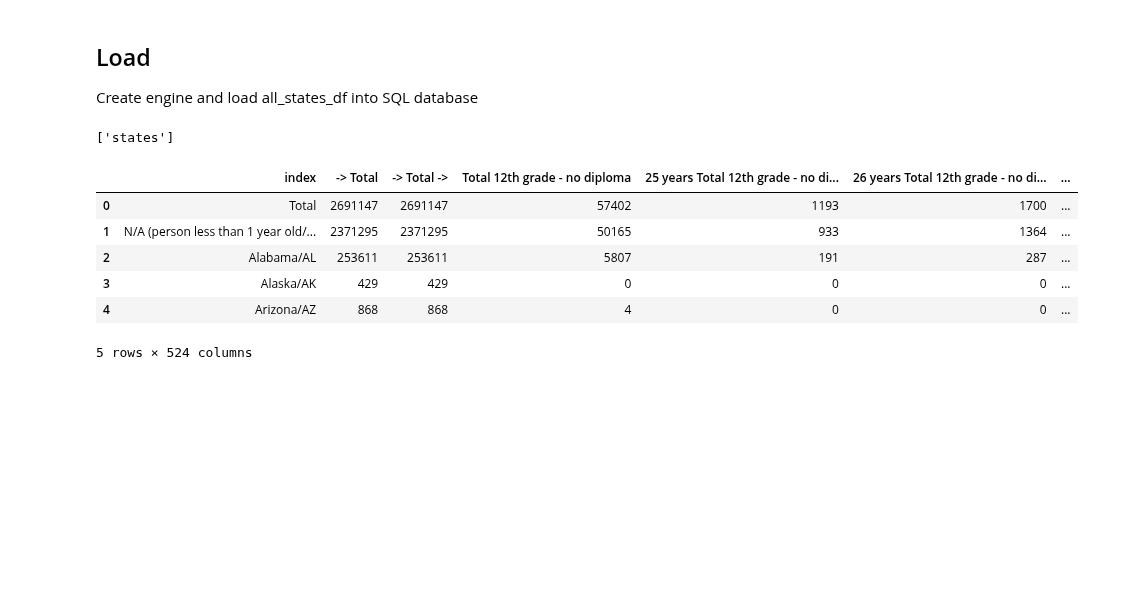
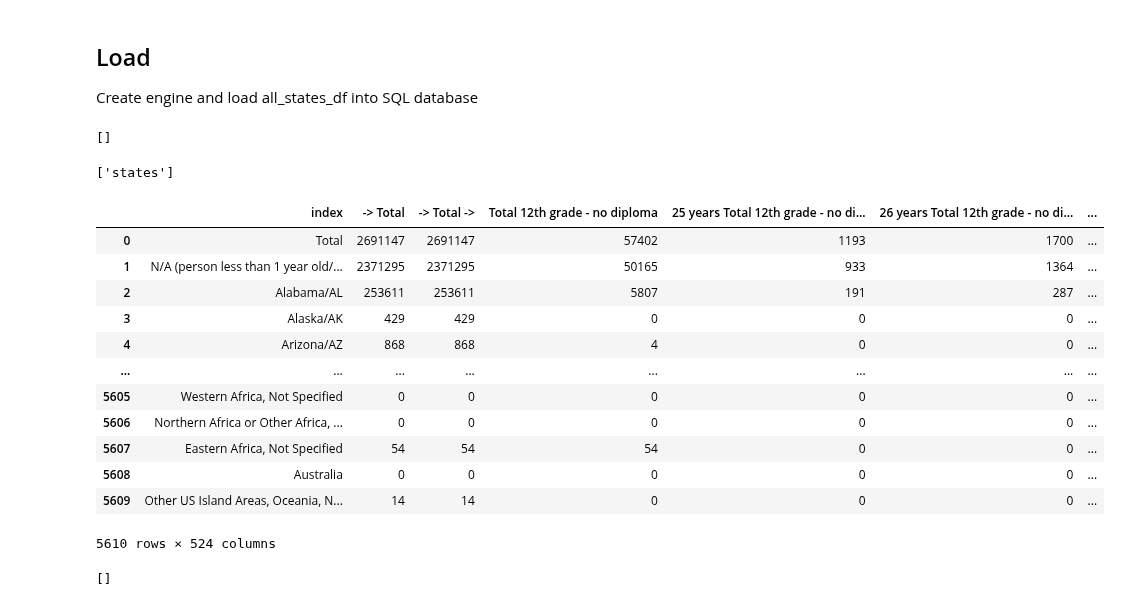
Before and after one commit to aliciasply/InterState-Migration, a Jupyter notebook: Code/state_dataset_transform.ipynb, the cells around one changed output. Drawn from its saved outputs; the diff is of its cells as text; code cells hidden in the pictures; blank space fills up the shorter version.

Commit message:
Connected jupyter notebook to Postgres. SQLAlchemy started

```diff
--- a/Code/state_dataset_transform.ipynb
+++ b/Code/state_dataset_transform.ipynb
@@ -117,9 +119,15 @@ from sqlalchemy import create_engine
 # %%
 # Create engine
-engine = create_engine(f'postgresql://postgres:{pw}@localhost:5433/interstate_migration')
+engine = create_engine(f'postgresql://postgres:{pw}@localhost:{port}/interstate_migration_db')
 
 # Connect to pgAdmin 4
 conn = engine.connect()
+# %%
+base = automap_base()
+base.prepare(engine, reflect=True)
+base.classes.keys()
+# %% [output]
+[]
 # %%
 # Load all_states_df into Postgres database
 all_states_df.to_sql(name="states", con=engine, if_exists="replace", index=True)
@@ -130,12 +138,22 @@ engine.table_names()
 ['states']
 # %%
 # Query database for all listings from states
-pd.read_sql_query("SELECT * FROM states", con=engine).head()
+pd.read_sql_query("SELECT * FROM states", con=engine)
 # %% [output]
 |  | index | -> Total | -> Total -> | Total 12th grade - no diploma | 25 years Total 12th grade - no di... | 26 years Total 12th grade - no di... | ... |
 | 0 | Total | 2691147 | 2691147 | 57402 | 1193 | 1700 | ... |
 | 1 | N/A (person less than 1 year old/... | 2371295 | 2371295 | 50165 | 933 | 1364 | ... |
 | 2 | Alabama/AL | 253611 | 253611 | 5807 | 191 | 287 | ... |
 | 3 | Alaska/AK | 429 | 429 | 0 | 0 | 0 | ... |
 | 4 | Arizona/AZ | 868 | 868 | 4 | 0 | 0 | ... |
+| ... | ... | ... | ... | ... | ... | ... | ... |
+| 5605 | Western Africa, Not Specified | 0 | 0 | 0 | 0 | 0 | ... |
+| 5606 | Northern Africa or Other Africa, ... | 0 | 0 | 0 | 0 | 0 | ... |
+| 5607 | Eastern Africa, Not Specified | 54 | 54 | 54 | 0 | 0 | ... |
+| 5608 | Australia | 0 | 0 | 0 | 0 | 0 | ... |
+| 5609 | Other US Island Areas, Oceania, N... | 14 | 14 | 0 | 0 | 0 | ... |
-5 rows × 524 columns
+5610 rows × 524 columns
+# %%
+base.classes.keys()
+# %% [output]
+[]
```
Also changed, not shown: parts of 1 cell of this notebook, 3 other files.
